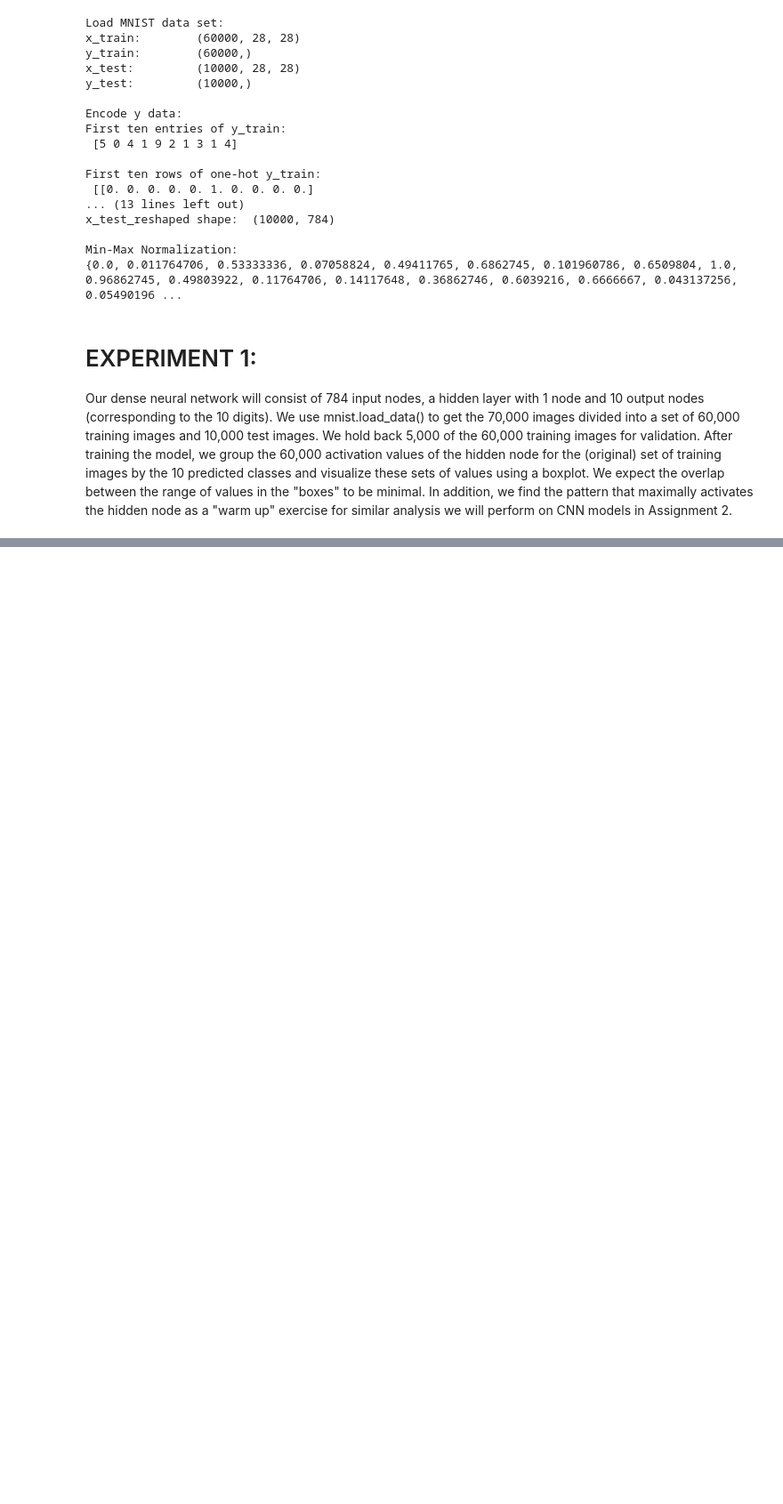
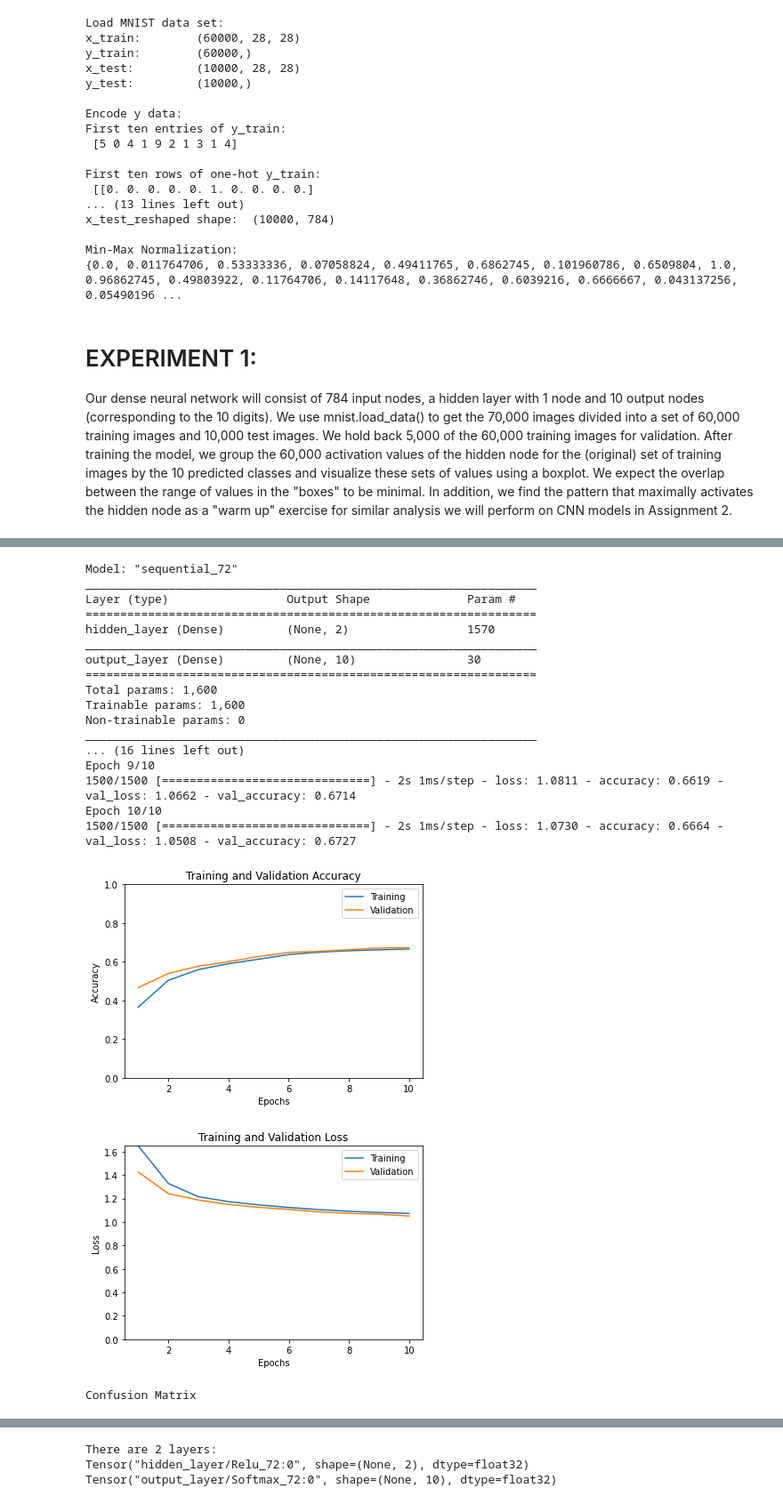
Before and after one commit to fhebal/msds, a Jupyter notebook: msds-458/Assignment #1 MNIST_NeuralNetwork_FHEBAL.ipynb, the cells around one changed output, grey strips where cells are left out. Shown at 89% size. Saved outputs shown, nothing was run; the diff lists cells and outputs as text; code cells hidden in the pictures; blank space fills up the shorter version.

```diff
--- a/msds-458/Assignment #1 MNIST_NeuralNetwork_FHEBAL.ipynb
+++ b/msds-458/Assignment #1 MNIST_NeuralNetwork_FHEBAL.ipynb
@@ -251,0 +256,23 @@ In experiment #1 a dense neural network consisting of 784 input nodes, a hidden
+# %%
+run_experiment(hidden_layer_units=2, x=x_train_norm)
+# %% [output]
+Model: "sequential_72"
+_________________________________________________________________
+Layer (type)                 Output Shape              Param #
+=================================================================
+hidden_layer (Dense)         (None, 2)                 1570
+_________________________________________________________________
+output_layer (Dense)         (None, 10)                30
+=================================================================
+Total params: 1,600
+Trainable params: 1,600
+Non-trainable params: 0
+_________________________________________________________________
+... (16 lines left out)
+Epoch 9/10
+1500/1500 [==============================] - 2s 1ms/step - loss: 1.0811 - accuracy: 0.6619 - val_loss: 1.0662 - val_accuracy: 0.6714
+Epoch 10/10
+1500/1500 [==============================] - 2s 1ms/step - loss: 1.0730 - accuracy: 0.6664 - val_loss: 1.0508 - val_accuracy: 0.6727
+[figure, added]
+[figure, added]
+Confusion Matrix
@@ -251,0 +280,3 @@ In experiment #1 a dense neural network consisting of 784 input nodes, a hidden
+There are 2 layers:
+Tensor("hidden_layer/Relu_72:0", shape=(None, 2), dtype=float32)
+Tensor("output_layer/Softmax_72:0", shape=(None, 10), dtype=float32)
```
Also changed, not shown: parts of 22 cells of this notebook.
